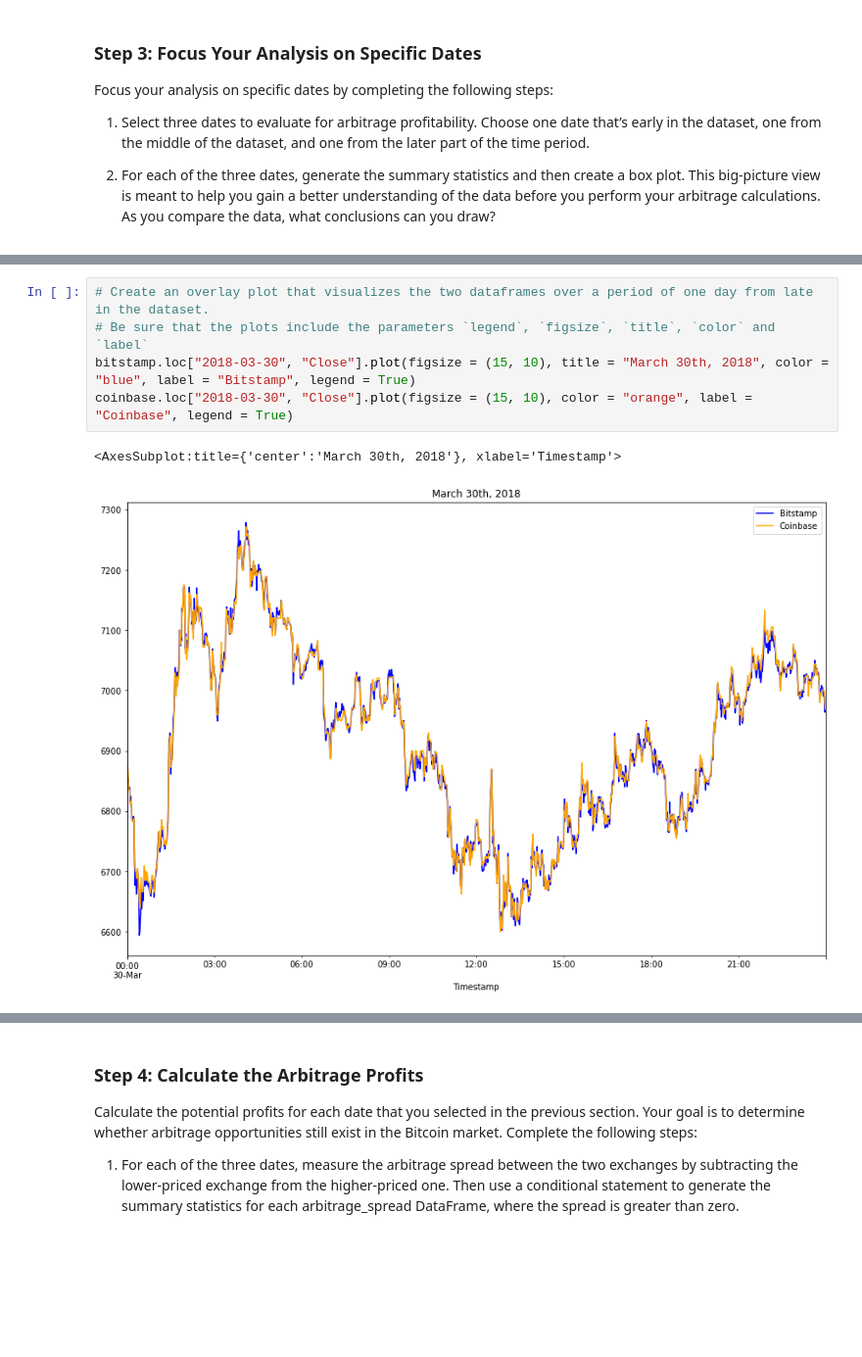
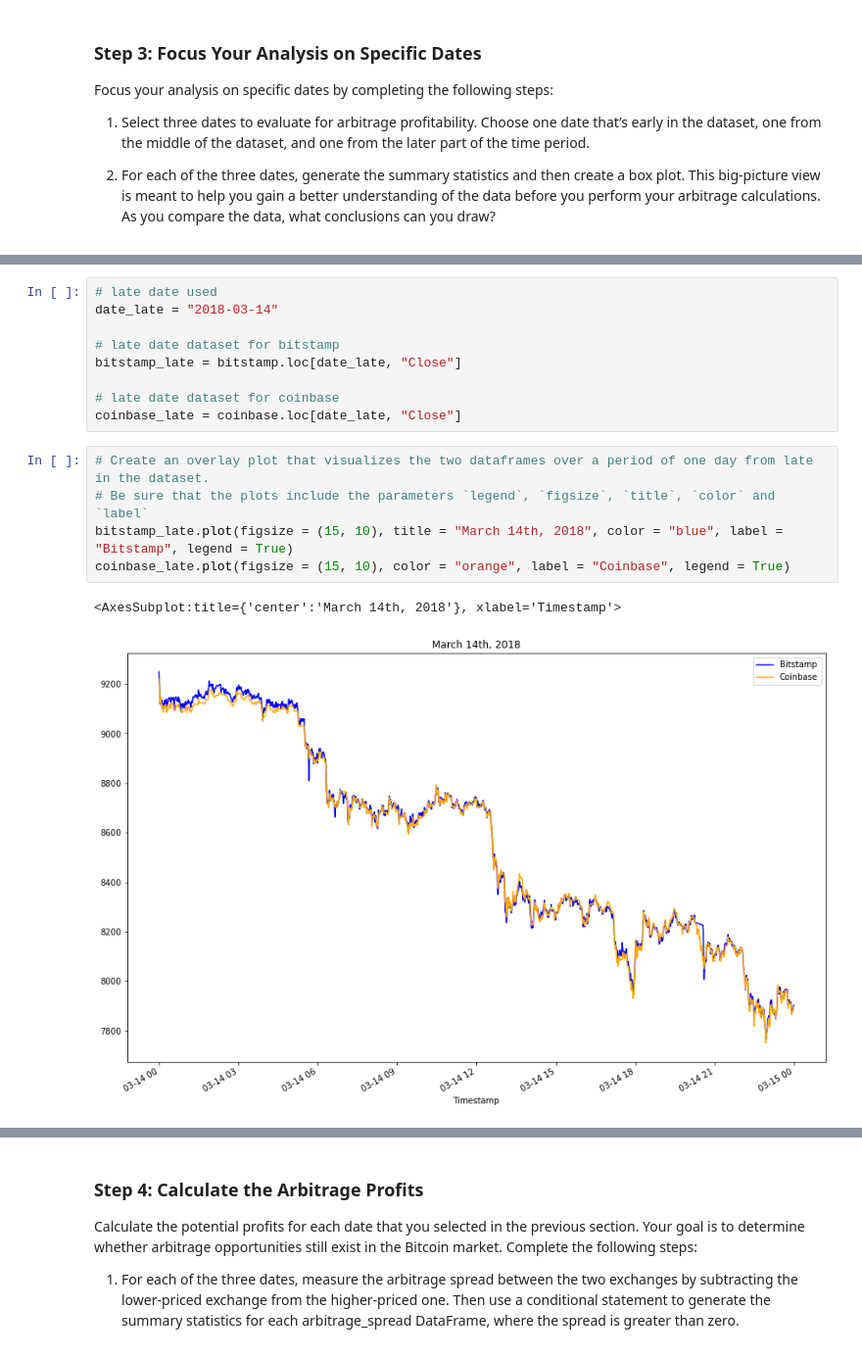
Before and after one commit to victorxdang/ArbitrageAnaylsis, a Jupyter notebook: crypto_arbitrage.ipynb, the cells around one changed output, grey strips where cells are left out. Shown at 98% size. Cells and saved outputs as stored; diff of their text form; blank space fills up the shorter version.

Commit message:
Changed some dates and completed challenge

```diff
--- a/crypto_arbitrage.ipynb
+++ b/crypto_arbitrage.ipynb
@@ -326,11 +353,20 @@ arbitrage_spread_middle.plot(kind = "box")
+# %%
+# late date used
+date_late = "2018-03-14"
+
+# late date dataset for bitstamp
+bitstamp_late = bitstamp.loc[date_late, "Close"]
+
+# late date dataset for coinbase
+coinbase_late = coinbase.loc[date_late, "Close"]
 # %%
 # Create an overlay plot that visualizes the two dataframes over a period of one day from late in the dataset.
 # Be sure that the plots include the parameters `legend`, `figsize`, `title`, `color` and `label`
-bitstamp.loc["2018-03-30", "Close"].plot(figsize = (15, 10), title = "March 30th, 2018", color = "blue", label = "Bitstamp", legend = True)
-coinbase.loc["2018-03-30", "Close"].plot(figsize = (15, 10), color = "orange", label = "Coinbase", legend = True)
+bitstamp_late.plot(figsize = (15, 10), title = "March 14th, 2018", color = "blue", label = "Bitstamp", legend = True)
+coinbase_late.plot(figsize = (15, 10), color = "orange", label = "Coinbase", legend = True)
 # %% [output]
-<AxesSubplot:title={'center':'March 30th, 2018'}, xlabel='Timestamp'>
+<AxesSubplot:title={'center':'March 14th, 2018'}, xlabel='Timestamp'>
-[figure, old version]
+[figure, new version]
 # %%
 # Using the date from the late that you have selected, calculate the arbitrage spread
 # by subtracting the bitstamp lower closing prices from the coinbase higher closing prices
```
Also changed, not shown: parts of 44 cells of this notebook.
